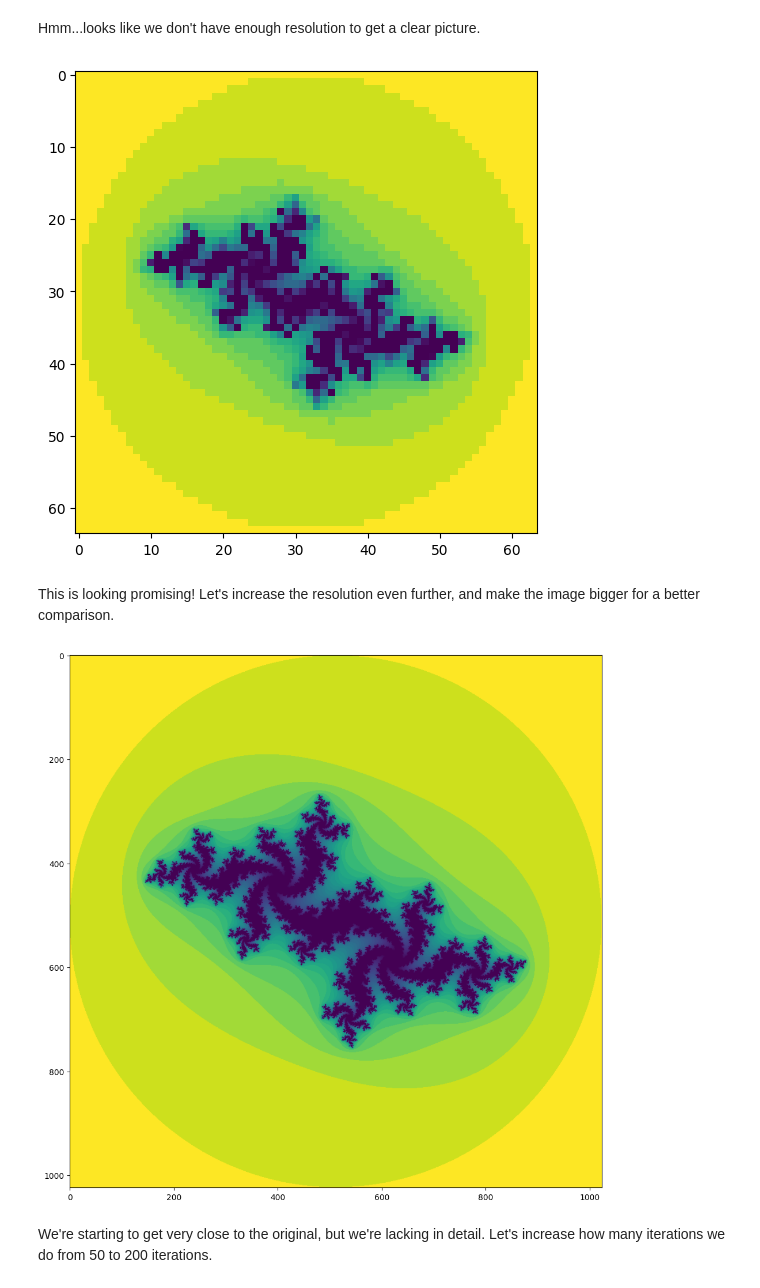
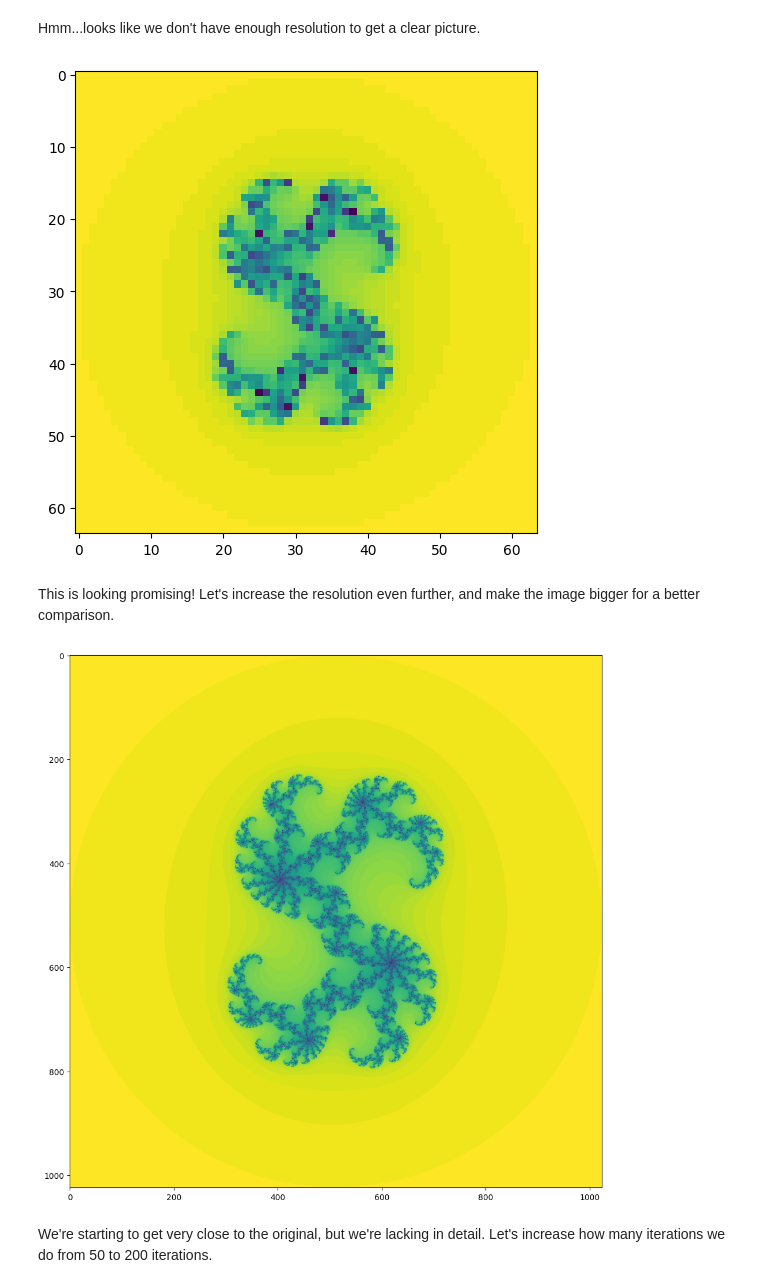
Before and after one commit to Ry-an7/Week2-Randomness-and-Chaos, a Jupyter notebook: julia_fractals.ipynb, the cells around one changed output. Cells and saved outputs as stored; diff of their text form; code cells hidden in the pictures.

```diff
--- a/julia_fractals.ipynb
+++ b/julia_fractals.ipynb
@@ -152,5 +154,5 @@ Finally, to visually verify our model, let's choose a value for `c` for which th
 # %%
-c = [-0.54, 0.54]
+c = [0.34, -0.05]
 
 z_init = complex_plane(xrange, yrange, resolution, device)
 
@@ -184,23 +188,23 @@ Hmm...looks like we don't have enough resolution to get a clear picture.
 # %%
 resolution = 64
 
-c = [-0.54, 0.54]
+c = [0.34, -0.05]
 z_init = complex_plane(xrange, yrange, resolution, device)
 img = quadratic_method(c, z_init, n_iterations, divergence_value, device)
 plot_julia(img, sz=6)
 # %% [output]
-[figure, old version]
+[figure, new version]
 # %% [markdown]
 This is looking promising! Let's increase the resolution even further, and make the image bigger for a better comparison.
 # %%
 resolution = 1024
 
-c = [-0.54, 0.54]
+c = [0.34, -0.05]
 z_init = complex_plane(xrange, yrange, resolution, device)
 img = quadratic_method(c, z_init, n_iterations, divergence_value, device)
 plot_julia(img, sz=12)
 # %% [output]
-[figure, old version]
+[figure, new version]
 # %% [markdown]
 We're starting to get very close to the original, but we're lacking in detail. Let's increase how many iterations we do from 50 to 200 iterations.
 # %%
```
Also changed, not shown: parts of 7 cells of this notebook.
